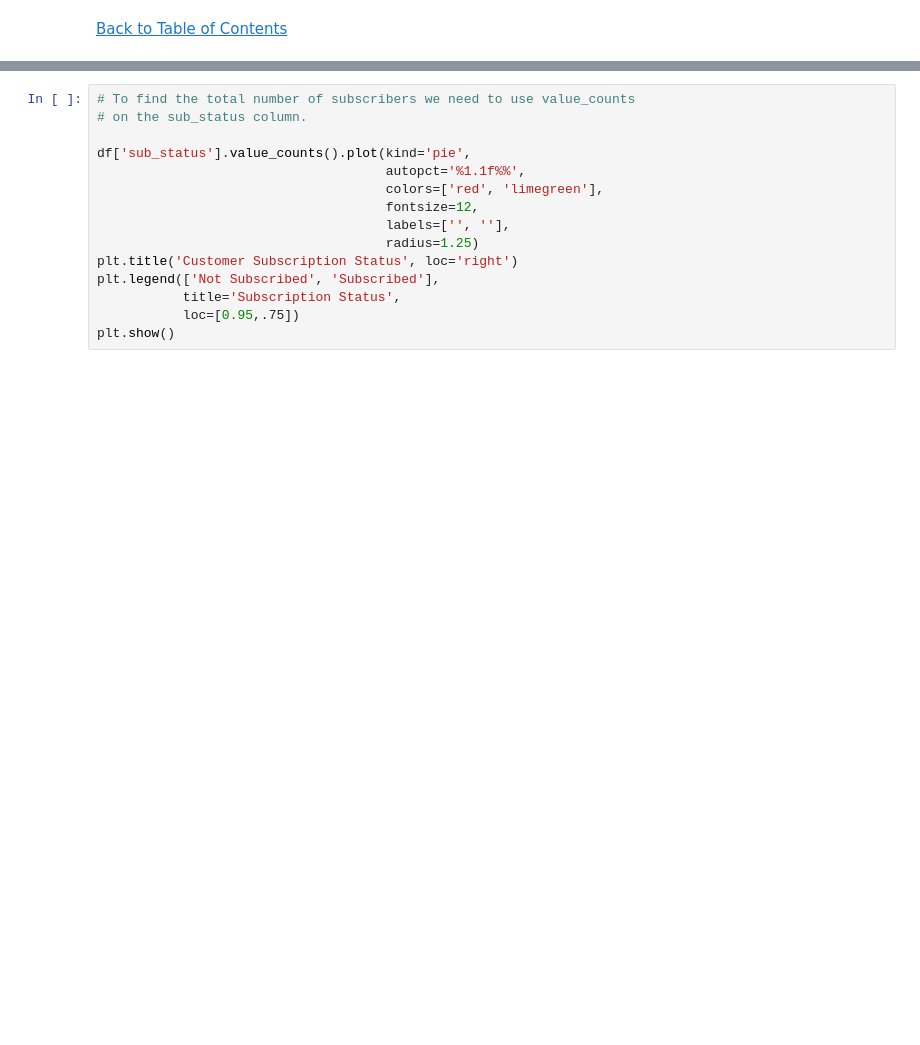
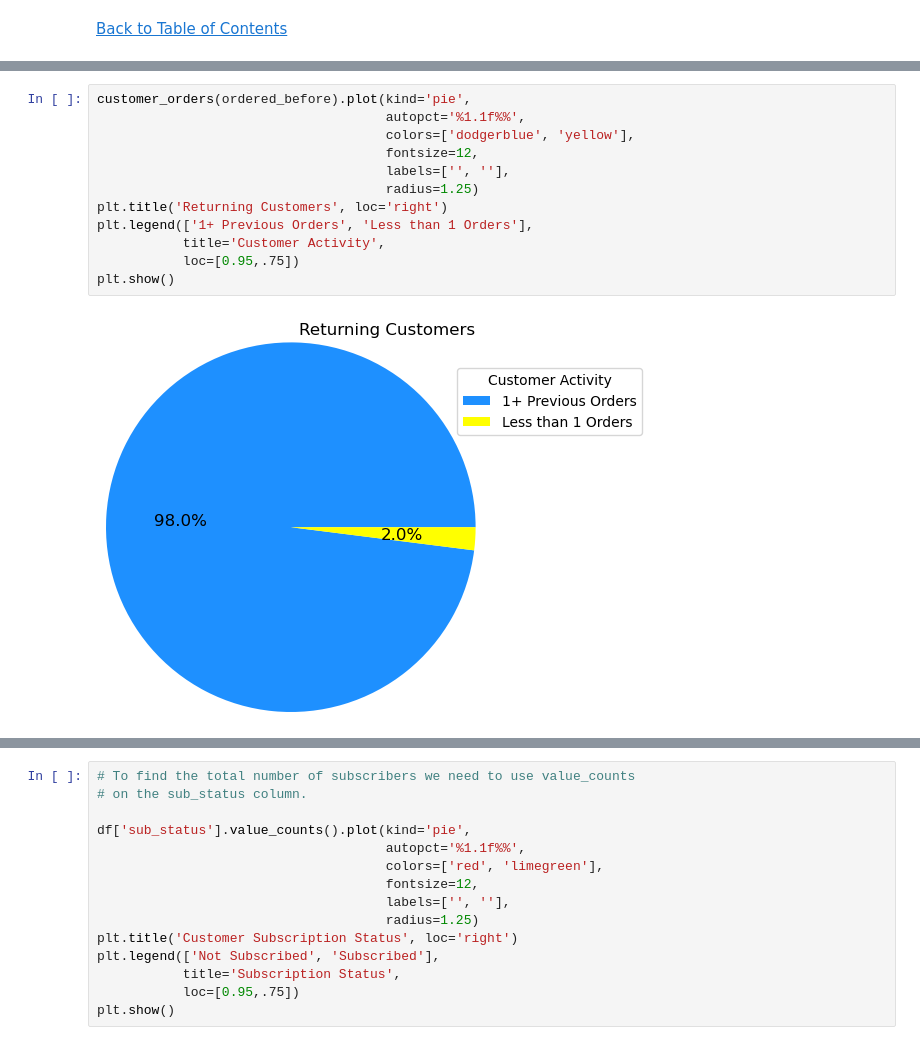
Before and after one commit to jasondo-da/shopping_behavior_analysis, a Jupyter notebook: shopping_behavior_analysis.ipynb, the cells around one changed output, grey strips where cells are left out. Saved outputs shown, nothing was run; the diff lists cells and outputs as text; blank space fills up the shorter version.

```diff
--- a/shopping_behavior_analysis.ipynb
+++ b/shopping_behavior_analysis.ipynb
@@ -802,0 +835,14 @@ plt.show()
+# %%
+customer_orders(ordered_before).plot(kind='pie',
+                                     autopct='%1.1f%%',
+                                     colors=['dodgerblue', 'yellow'],
+                                     fontsize=12,
+                                     labels=['', ''],
+                                     radius=1.25)
+plt.title('Returning Customers', loc='right')
+plt.legend(['1+ Previous Orders', 'Less than 1 Orders'],
+           title='Customer Activity',
+           loc=[0.95,.75])
+plt.show()
+# %% [output]
+[figure, added]
```
Also changed, not shown: parts of 32 cells of this notebook.
